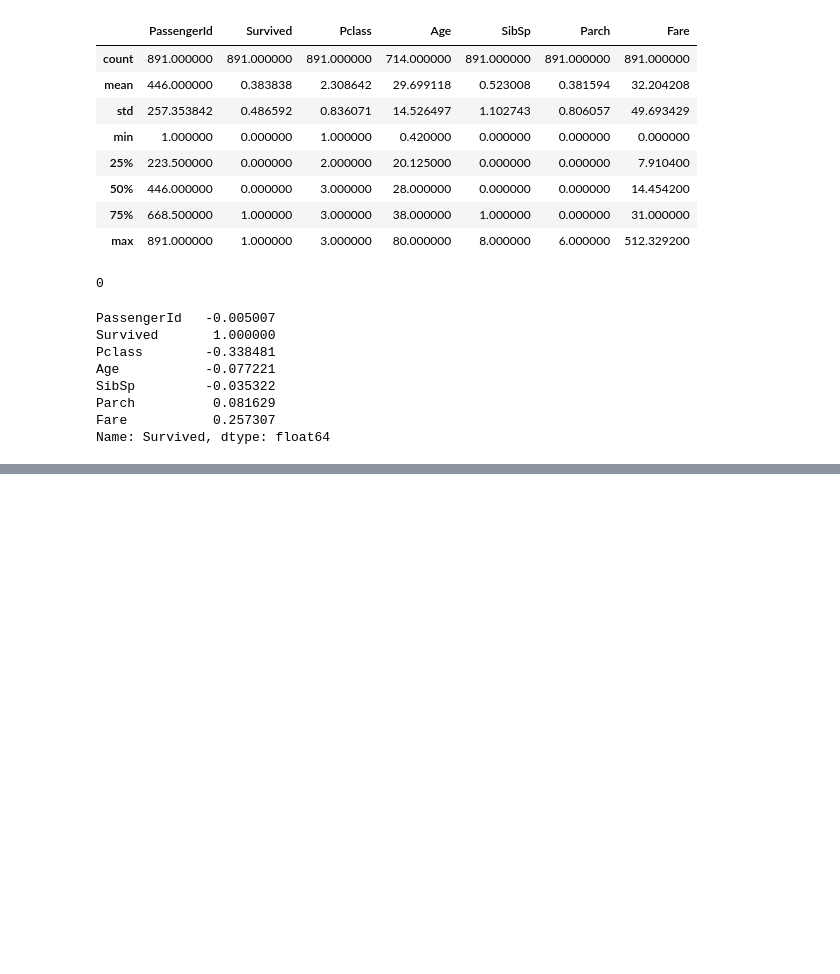
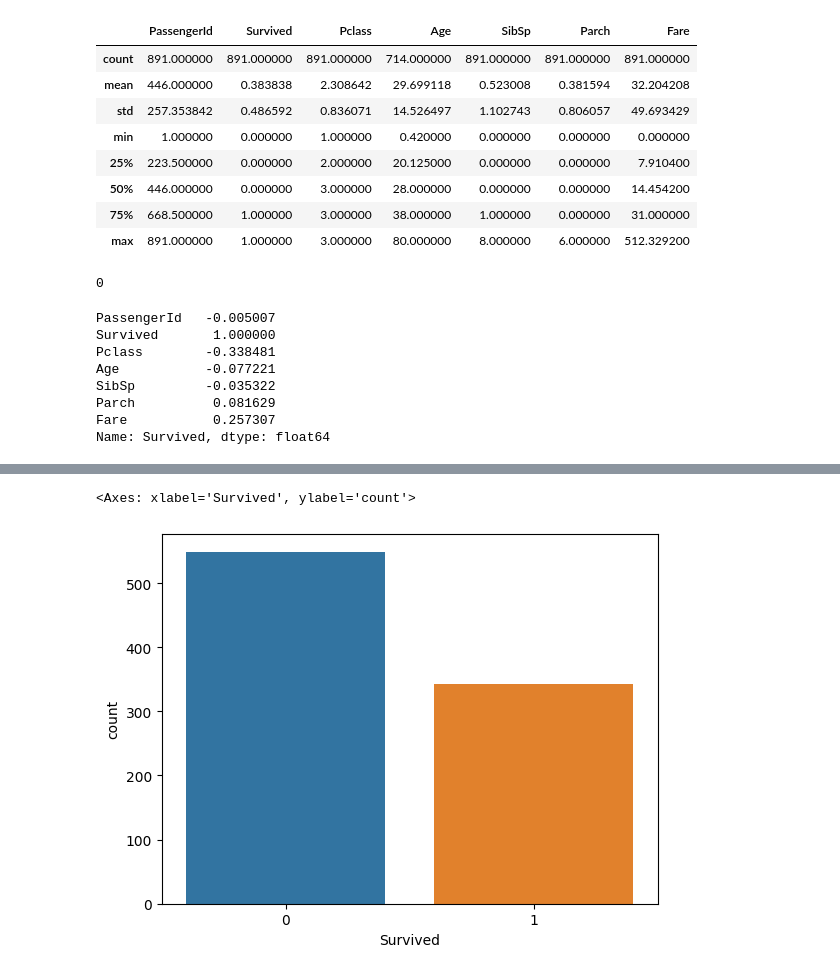
Before and after one commit to habib33-3/ML, a Jupyter notebook: dataset_understanding.ipynb, the cells around one changed output, grey strips where cells are left out. Drawn from its saved outputs; the diff is of its cells as text; code cells hidden in the pictures; blank space fills up the shorter version.

```diff
--- a/dataset_understanding.ipynb
+++ b/dataset_understanding.ipynb
@@ -87,0 +104,5 @@ Name: Survived, dtype: float64
+# %%
+sns.countplot(x=df["Survived"])
+# %% [output]
+<Axes: xlabel='Survived', ylabel='count'>
+[figure, added]
```
Also changed, not shown: parts of 8 cells of this notebook, 1 other file.
